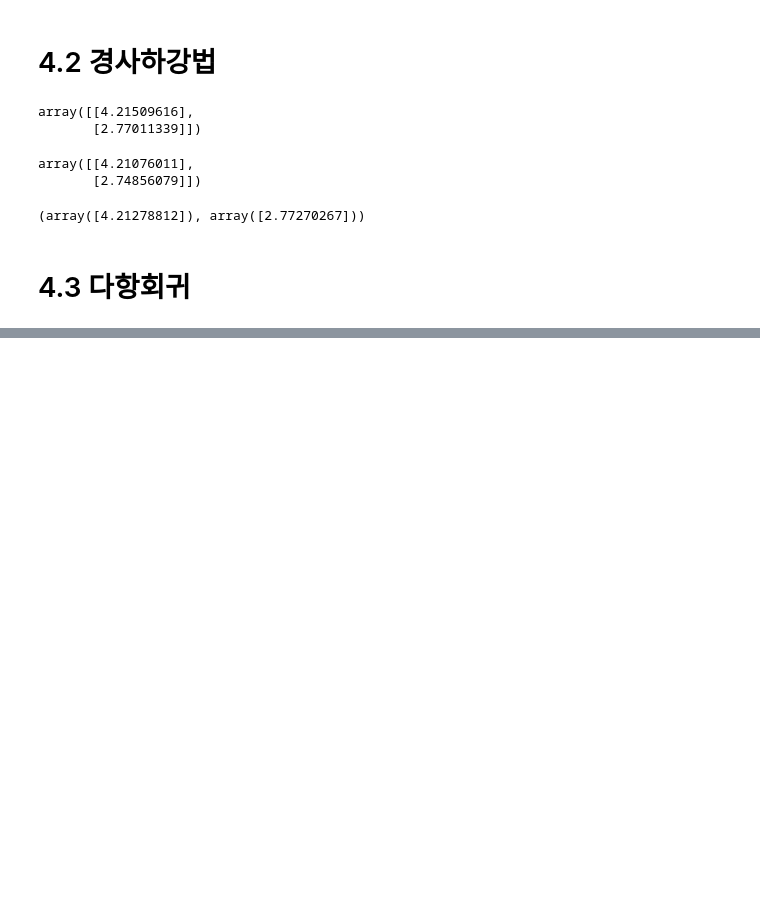
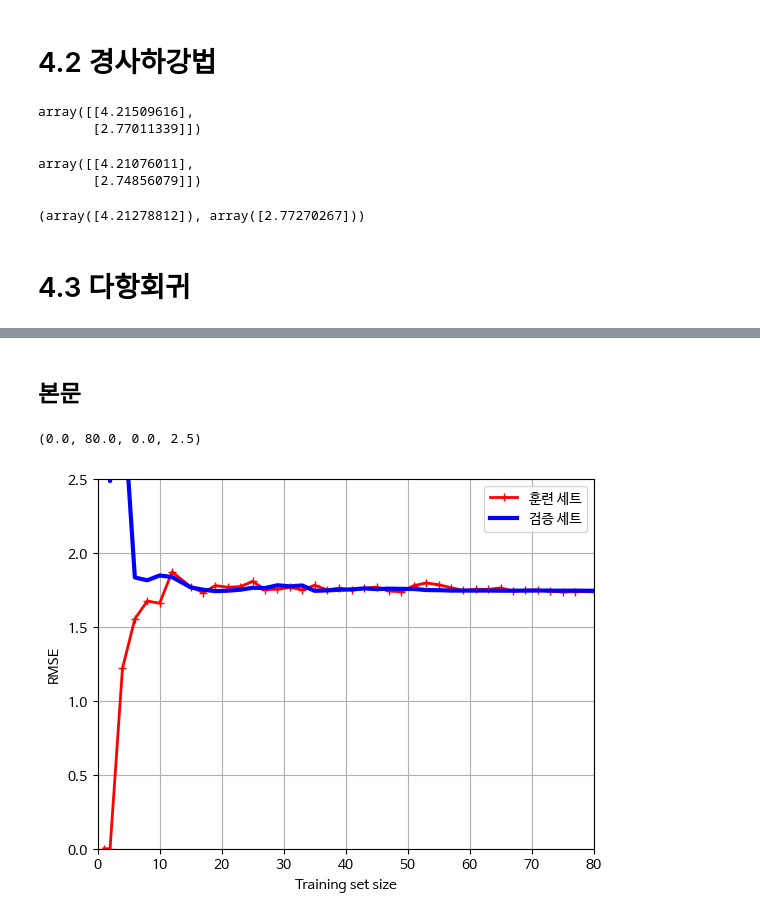
Before and after one commit to fire-long/24-1AI-ML, a Jupyter notebook: W6&W7.ipynb, the cells around one changed output, grey strips where cells are left out. Drawn from its saved outputs; the diff is of its cells as text; code cells hidden in the pictures; blank space fills up the shorter version.

```diff
--- a/W6&W7.ipynb
+++ b/W6&W7.ipynb
@@ -122,0 +175,18 @@ sgd_reg.intercept_, sgd_reg.coef_
+# %%
+import sys
+
+#노트북이 코랩에서 실행중인지 체크
+if 'google.colab' in sys.modules:
+  !echo 'debconf debconf/fronted select Noninteractive'|debconf-set-selections
+  #나눔 폰트 설치
+  !sudo apt-get -qq -y install fonts-nanum
+  import matplotlib.font_manager as fm
+  font_files = fm.findSystemFonts(fontpaths=['/usr/share/fonts/truetype/nanum'])
+  for fpath in font_files:
+    fm.fontManager.addfont(fpath)
+  #나눔바른곧기 폰트로 설정
+  import matplotlib.pyplot as plt
+  plt.rc('font', family='NanumBarunGothic')
+  #마이너스 기호 표시 오류 수정
+  import matplotlib
+  matplotlib.rcParams['axes.unicode_minus'] = False
@@ -122,0 +207,23 @@ sgd_reg.intercept_, sgd_reg.coef_
+# %%
+plt.rc('font',family='NanumBarunGothic')
+# %% [markdown]
+## 본문
+# %%
+from sklearn.model_selection import learning_curve
+
+train_sizes, train_scores, valid_scores = learning_curve(
+    LinearRegression(), X, y, train_sizes=np.linspace(0.01, 1.0, 40), cv=5, scoring="neg_root_mean_squared_error"
+)
+train_errors = -train_scores.mean(axis=1)
+valid_errors = -valid_scores.mean(axis=1)
+
+plt.plot(train_sizes, train_errors, "r-+", linewidth=2, label="훈련 세트")
+plt.plot(train_sizes, valid_errors, "b-", linewidth=3, label="검증 세트")
+plt.xlabel("Training set size")
+plt.ylabel("RMSE")
+plt.grid()
+plt.legend(loc="upper right")
+plt.axis([0, 80, 0, 2.5])
+# %% [output]
+(0.0, 80.0, 0.0, 2.5)
+[figure, added]
```
Also changed, not shown: parts of 20 cells of this notebook.
